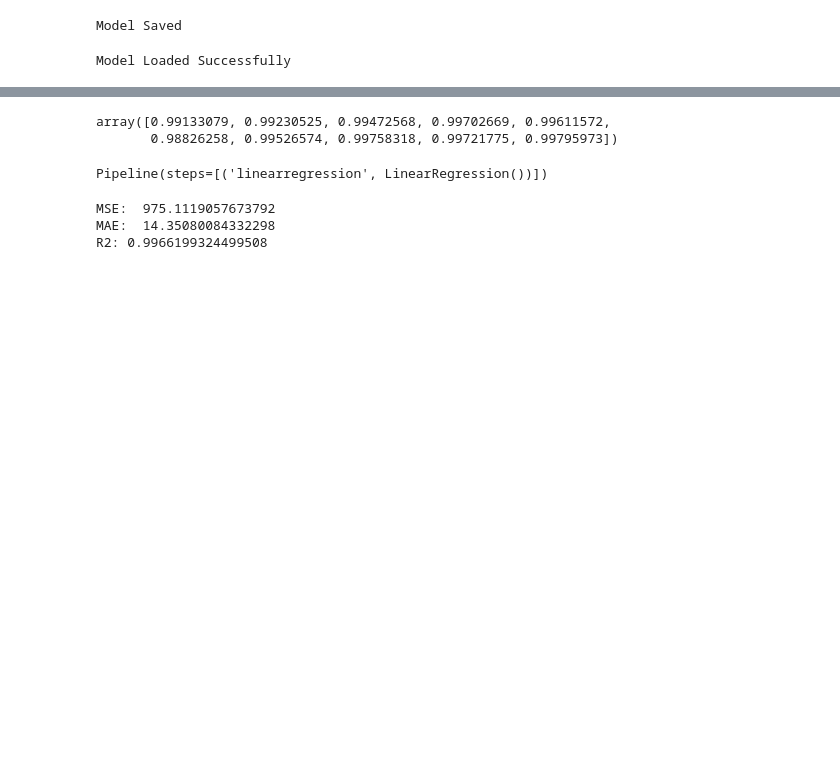
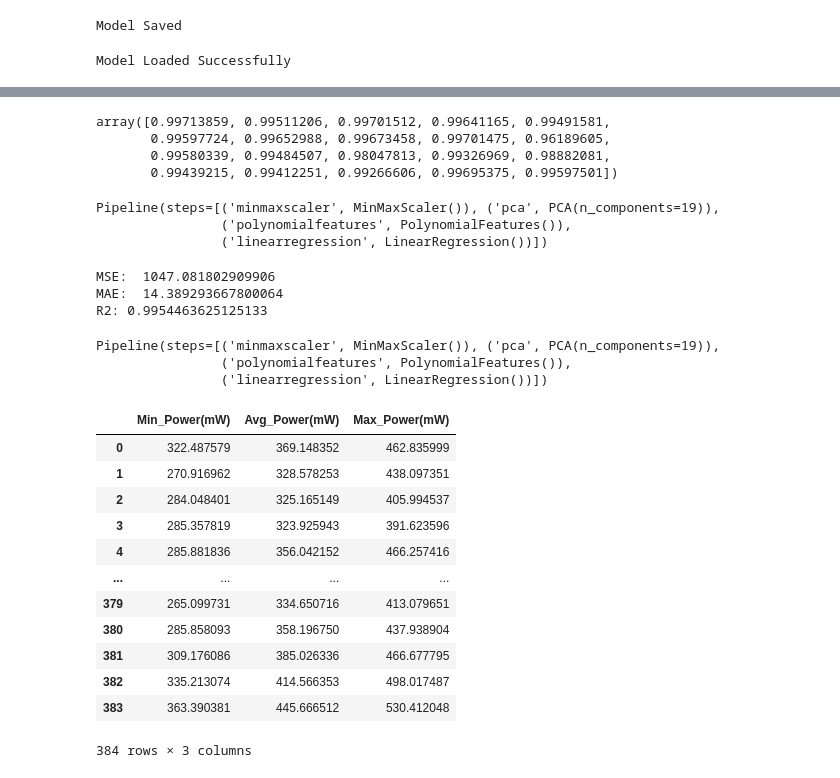
Before and after one commit to yubanghuang/2024_AI_CUP, a Jupyter notebook: Code/LSTM_Reg_Train.ipynb, the cells around one changed output, grey strips where cells are left out. Drawn from its saved outputs; the diff is of its cells as text; code cells hidden in the pictures; blank space fills up the shorter version.

```diff
--- a/Code/LSTM_Reg_Train.ipynb
+++ b/Code/LSTM_Reg_Train.ipynb
@@ -291,39 +324,52 @@ to_predict_features = [
     'Avg_Power(mW)',
     ]
 # %%
+
 # 訓練 迴歸模型
-X_train = TrainData[to_predict_features_model_1].values
-y_train = TrainData[to_predict_features].values
+X_full = TrainData[to_predict_features_model_1].values
+y_full = TrainData[to_predict_features].values
 
-X_train = X_preprocess_pipe.fit_transform(X_train)
+X_train, X_val, y_train, y_val = train_test_split(X_full,y_full,test_size=0.2,shuffle=True)
 
 reg_model = make_pipeline(
+    MinMaxScaler(),
+    PCA(n_components=19),
     PolynomialFeatures(degree=2),
-    LinearRegression()
+    LinearRegression(),
 )
 
-cv_scores = cross_val_score(reg_model, X_train, y_train, cv=10)
+cv_scores = cross_val_score(reg_model, X_train, y_train, cv=20)
 cv_scores
 # %% [output]
-array([0.99133079, 0.99230525, 0.99472568, 0.99702669, 0.99611572,
-       0.98826258, 0.99526574, 0.99758318, 0.99721775, 0.99795973])
+array([0.99713859, 0.99511206, 0.99701512, 0.99641165, 0.99491581,
+       0.99597724, 0.99652988, 0.99673458, 0.99701475, 0.96189605,
+       0.99580339, 0.99484507, 0.98047813, 0.99326969, 0.98882081,
+       0.99439215, 0.99412251, 0.99266606, 0.99695375, 0.99597501])
 # %%
 reg_model.fit(X_train, y_train)
 # %% [output]
-Pipeline(steps=[('linearregression', LinearRegression())])
+Pipeline(steps=[('minmaxscaler', MinMaxScaler()), ('pca', PCA(n_components=19)),
+                ('polynomialfeatures', PolynomialFeatures()),
+                ('linearregression', LinearRegression())])
 # %%
 from sklearn.metrics import mean_squared_error, mean_absolute_error, r2_score
 
-y_pred = reg_model.predict(X_train)
+y_pred = reg_model.predict(X_val)
 y_pred = y_pred = np.clip(y_pred, 0, None)
 
-print('MSE: ',mean_squared_error(y_train, y_pred))
-print('MAE: ',mean_absolute_error(y_train, y_pred))
-print('R2:',r2_score(y_train, y_pred))
+print('MSE: ',mean_squared_error(y_val, y_pred))
+print('MAE: ',mean_absolute_error(y_val, y_pred))
+print('R2:',r2_score(y_val, y_pred))
 # %% [output]
-MSE:  975.1119057673792
-MAE:  14.35080084332298
-R2: 0.9966199324499508
+MSE:  1047.081802909906
+MAE:  14.389293667800064
+R2: 0.9954463625125133
+# %%
+reg_model.fit(X_full, y_full)
+# %% [output]
+Pipeline(steps=[('minmaxscaler', MinMaxScaler()), ('pca', PCA(n_components=19)),
+                ('polynomialfeatures', PolynomialFeatures()),
+                ('linearregression', LinearRegression())])
 # %%
 # 預測 發電量
 PredictedData = pd.read_csv(f'..//Data//PredictedData//Predicted_{device}.csv')
@@ -334,3 +380,19 @@ y_pred = reg_model.predict(X_Test)
 y_pred = np.clip(y_pred, 0, None)
 PredictedData[to_predict_features] = y_pred
 PredictedData.to_csv(f'..//Data//PredictedData//Predicted_{device}.csv', index=False)
+# %%
+PredictedData[['Min_Power(mW)','Avg_Power(mW)','Max_Power(mW)']]
+# %% [output]
+|  | Min_Power(mW) | Avg_Power(mW) | Max_Power(mW) |
+| 0 | 322.487579 | 369.148352 | 462.835999 |
+| 1 | 270.916962 | 328.578253 | 438.097351 |
+| 2 | 284.048401 | 325.165149 | 405.994537 |
+| 3 | 285.357819 | 323.925943 | 391.623596 |
+| 4 | 285.881836 | 356.042152 | 466.257416 |
+| ... | ... | ... | ... |
+| 379 | 265.099731 | 334.650716 | 413.079651 |
+| 380 | 285.858093 | 358.196750 | 437.938904 |
+| 381 | 309.176086 | 385.026336 | 466.677795 |
+| 382 | 335.213074 | 414.566353 | 498.017487 |
+| 383 | 363.390381 | 445.666512 | 530.412048 |
+384 rows × 3 columns
```
Also changed, not shown: parts of 11 cells of this notebook, 57 other files.
